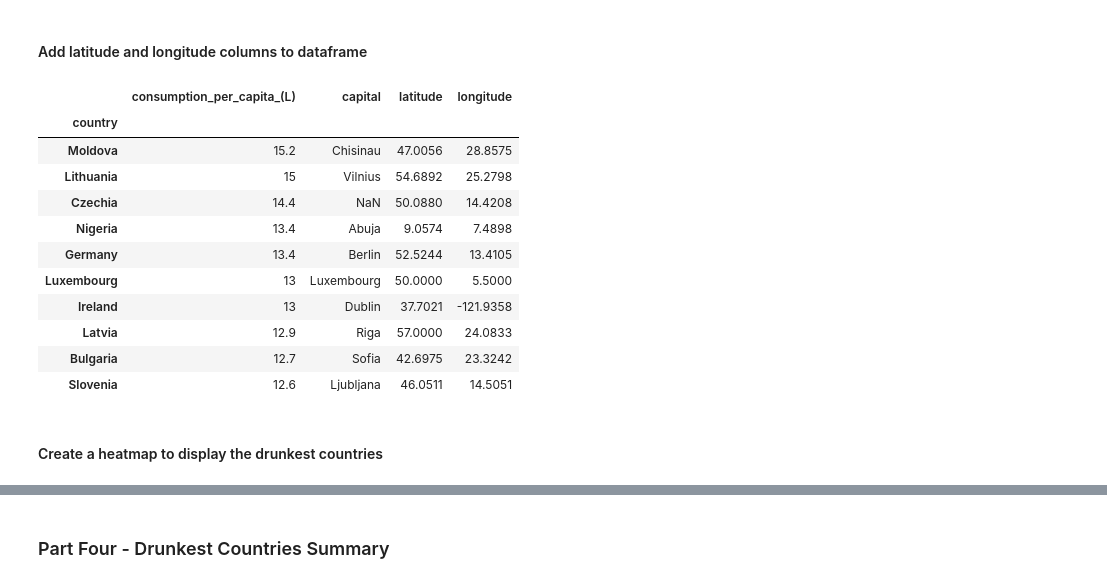
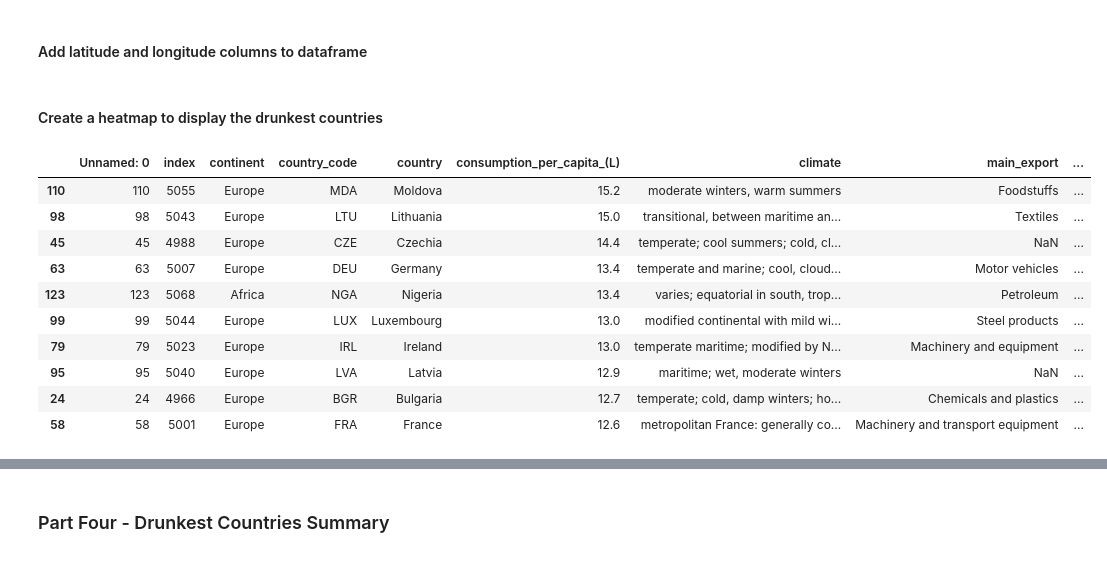
Before and after one commit to reccleston/data-analysis-project-1, a Jupyter notebook: Merged/Alison + Stephen.ipynb, the cells around one changed output, grey strips where cells are left out. Drawn from its saved outputs; the diff is of its cells as text; code cells hidden in the pictures.

```diff
--- a/Merged/Alison + Stephen.ipynb
+++ b/Merged/Alison + Stephen.ipynb
@@ -338,22 +338,28 @@ The longitude information received is: [28.8575, 25.2798, 14.4208, 7.4898, 13.41
 # %% [markdown]
 #### Add latitude and longitude columns to dataframe
 # %%
-high_consumption_df['latitude'] = lat
-high_consumption_df['longitude'] = lon
+# high_consumption_df['latitude'] = lat
+# high_consumption_df['longitude'] = lon
 
-high_consumption_df
+# high_consumption_df
-# %% [output]
-|  | consumption_per_capita_(L) | capital | latitude | longitude |
-| country |  |  |  |  |
-| Moldova | 15.2 | Chisinau | 47.0056 | 28.8575 |
-| Lithuania | 15 | Vilnius | 54.6892 | 25.2798 |
-| Czechia | 14.4 | NaN | 50.0880 | 14.4208 |
-| Nigeria | 13.4 | Abuja | 9.0574 | 7.4898 |
-| Germany | 13.4 | Berlin | 52.5244 | 13.4105 |
-| Luxembourg | 13 | Luxembourg | 50.0000 | 5.5000 |
-| Ireland | 13 | Dublin | 37.7021 | -121.9358 |
-| Latvia | 12.9 | Riga | 57.0000 | 24.0833 |
-| Bulgaria | 12.7 | Sofia | 42.6975 | 23.3242 |
-| Slovenia | 12.6 | Ljubljana | 46.0511 | 14.5051 |
 # %% [markdown]
 #### Create a heatmap to display the drunkest countries
+# %%
+###
+top_5 = very_heavy_df.sort_values('consumption_per_capita_(L)', ascending=False).head(10)
+top_5['capital'] = cities
+top_5['cap_lat'] = lat
+top_5['cap_lon'] = lon
+top_5
+# %% [output]
+|  | Unnamed: 0 | index | continent | country_code | country | consumption_per_capita_(L) | climate | main_export | ... |
+| 110 | 110 | 5055 | Europe | MDA | Moldova | 15.2 | moderate winters, warm summers | Foodstuffs | ... |
+| 98 | 98 | 5043 | Europe | LTU | Lithuania | 15.0 | transitional, between maritime an... | Textiles | ... |
+| 45 | 45 | 4988 | Europe | CZE | Czechia | 14.4 | temperate; cool summers; cold, cl... | NaN | ... |
+| 63 | 63 | 5007 | Europe | DEU | Germany | 13.4 | temperate and marine; cool, cloud... | Motor vehicles | ... |
+| 123 | 123 | 5068 | Africa | NGA | Nigeria | 13.4 | varies; equatorial in south, trop... | Petroleum | ... |
+| 99 | 99 | 5044 | Europe | LUX | Luxembourg | 13.0 | modified continental with mild wi... | Steel products | ... |
+| 79 | 79 | 5023 | Europe | IRL | Ireland | 13.0 | temperate maritime; modified by N... | Machinery and equipment | ... |
+| 95 | 95 | 5040 | Europe | LVA | Latvia | 12.9 | maritime; wet, moderate winters | NaN | ... |
+| 24 | 24 | 4966 | Europe | BGR | Bulgaria | 12.7 | temperate; cold, damp winters; ho... | Chemicals and plastics | ... |
+| 58 | 58 | 5001 | Europe | FRA | France | 12.6 | metropolitan France: generally co... | Machinery and transport equipment | ... |
```
Also changed, not shown: parts of 4 cells of this notebook, 1 other file.
